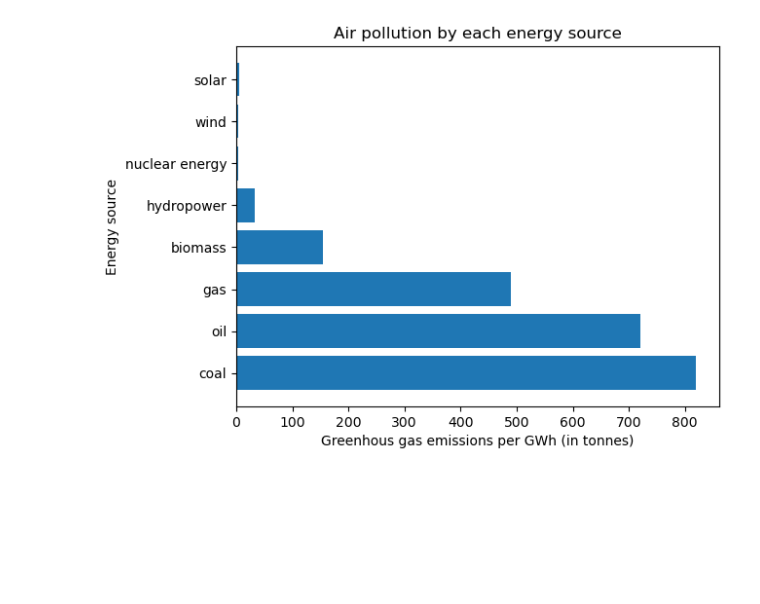
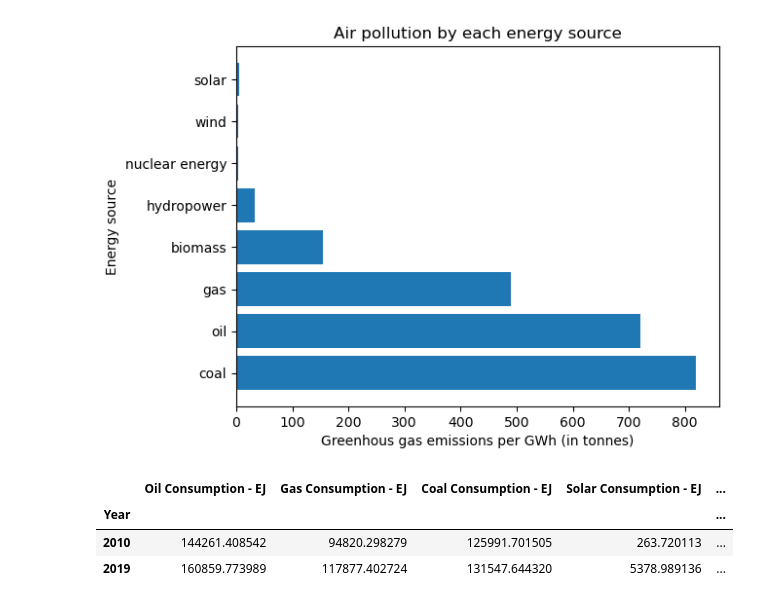
Before and after one commit to IsuruJayamanne/project-ds-energy-source-data-analysis, a Jupyter notebook: diagnostic.ipynb, the cells around one changed output. Drawn from its saved outputs; the diff is of its cells as text; code cells hidden in the pictures; blank space fills up the shorter version.

```diff
--- a/diagnostic.ipynb
+++ b/diagnostic.ipynb
@@ -75,3 +75,19 @@ plt.title('Air pollution by each energy source')
 plt.show()
 # %% [output]
 [figure]
+# %%
+df_consumption['Biofuels - EJ'] = df_consumption['Biofuels (TWh)'].apply(lambda x: (x*3.6)/1000)
+df_consumption = df_consumption.drop(['Biofuels (TWh)'], axis=1)
+# %%
+# get the consumption in 2010 and 2019
+
+df_consumption_by_year = df_consumption.groupby('Year').sum()
+
+df_year_data = df_consumption_by_year[df_consumption_by_year.index.isin([2010, 2019])]
+
+df_year_data
+# %% [output]
+|  | Oil Consumption - EJ | Gas Consumption - EJ | Coal Consumption - EJ | Solar Consumption - EJ | ... |
+| Year |  |  |  |  | ... |
+| 2010 | 144261.408542 | 94820.298279 | 125991.701505 | 263.720113 | ... |
+| 2019 | 160859.773989 | 117877.402724 | 131547.644320 | 5378.989136 | ... |
```
Also changed, not shown: parts of 2 cells of this notebook.
